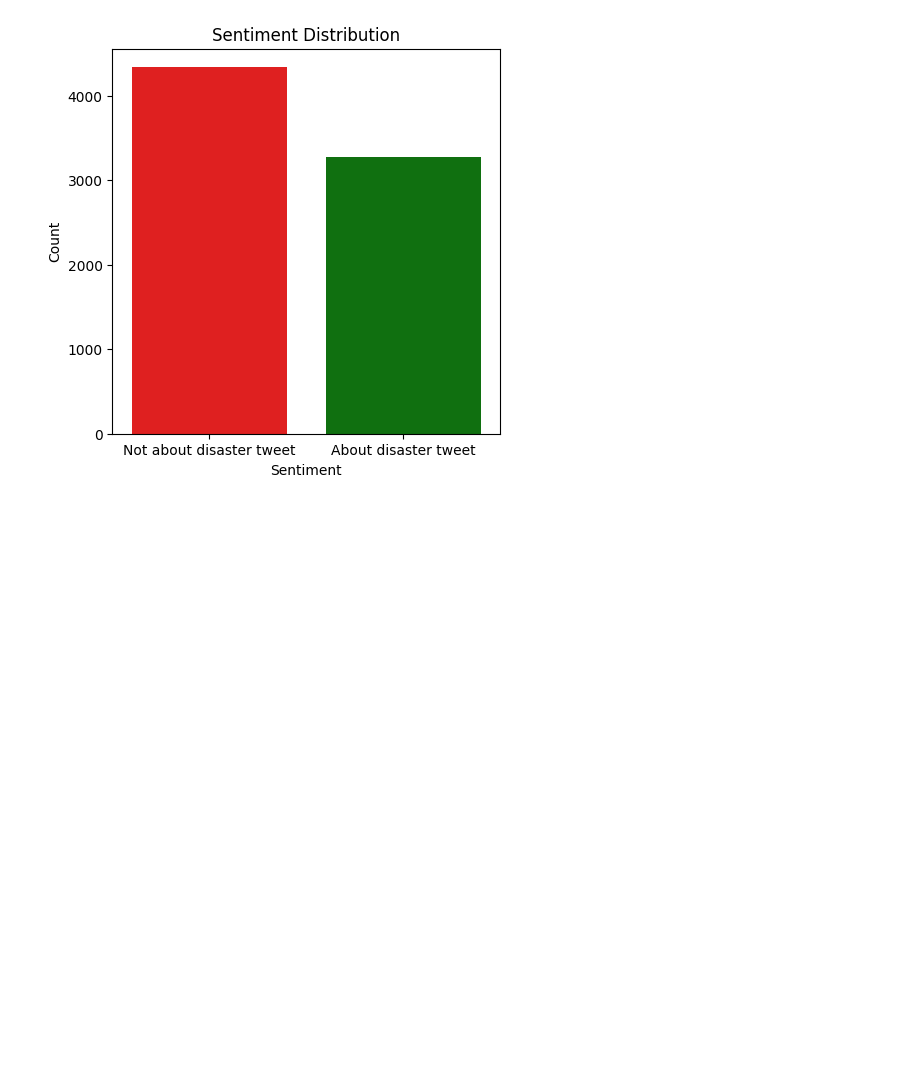
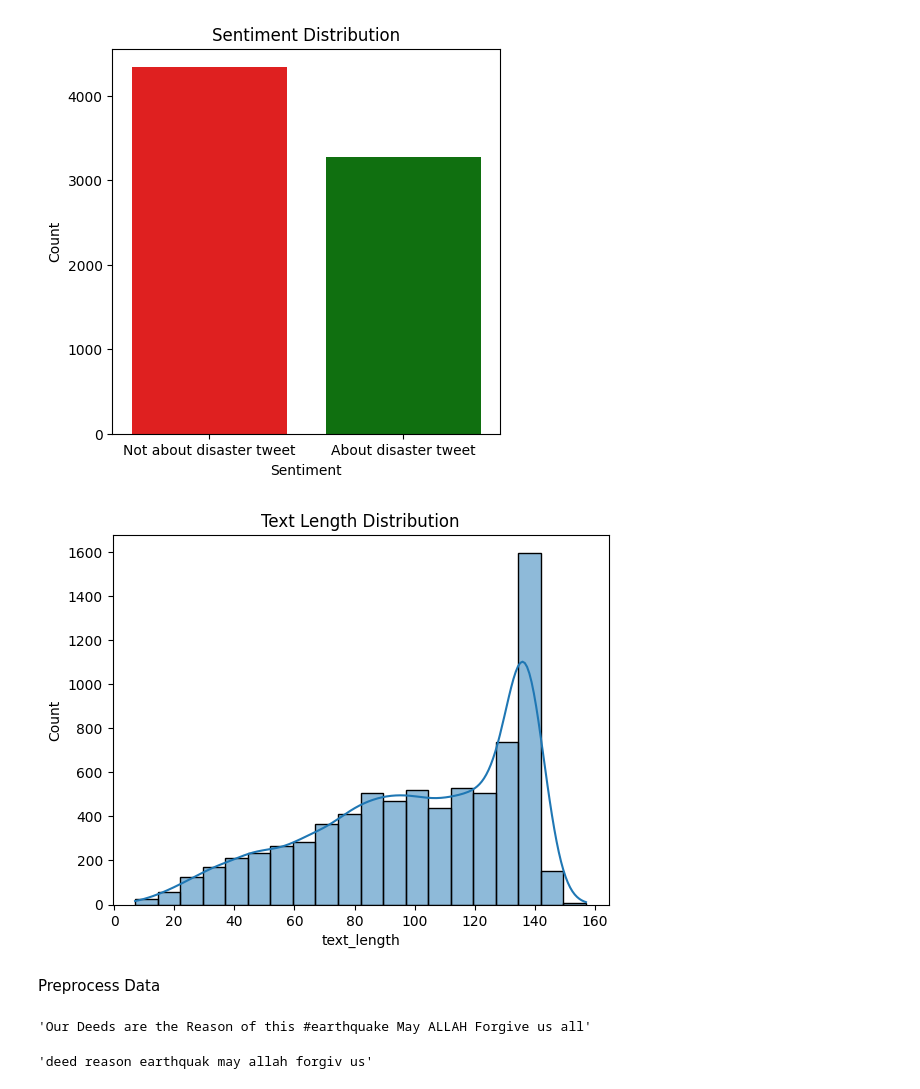
Before and after one commit to marshanabilah/disaster-tweets, a Jupyter notebook: nlp.ipynb, the cells around one changed output. Saved outputs shown, nothing was run; the diff lists cells and outputs as text; code cells hidden in the pictures; blank space fills up the shorter version.

Commit message:
add text preprocessing

```diff
--- a/nlp.ipynb
+++ b/nlp.ipynb
@@ -83,3 +82,13 @@ plt.title("Sentiment Distribution")
 plt.show()
 # %% [output]
 [figure]
+# %%
+df['text_length'] = df['text'].apply(lambda x: len(str(x)))
+
+sns.histplot(df['text_length'], bins=20, kde=True)
+plt.title('Text Length Distribution')
+plt.show()
+# %% [output]
+[figure, added]
+# %% [markdown]
+Preprocess Data
@@ -85,0 +118,4 @@ plt.show()
+# %%
+df.iloc[0]["text"]
+# %% [output]
+'Our Deeds are the Reason of this #earthquake May ALLAH Forgive us all'
@@ -85,0 +124,4 @@ plt.show()
+# %%
+df.iloc[0]["cleaned_text"]
+# %% [output]
+'deed reason earthquak may allah forgiv us'
```
Also changed, not shown: parts of 3 cells of this notebook.
